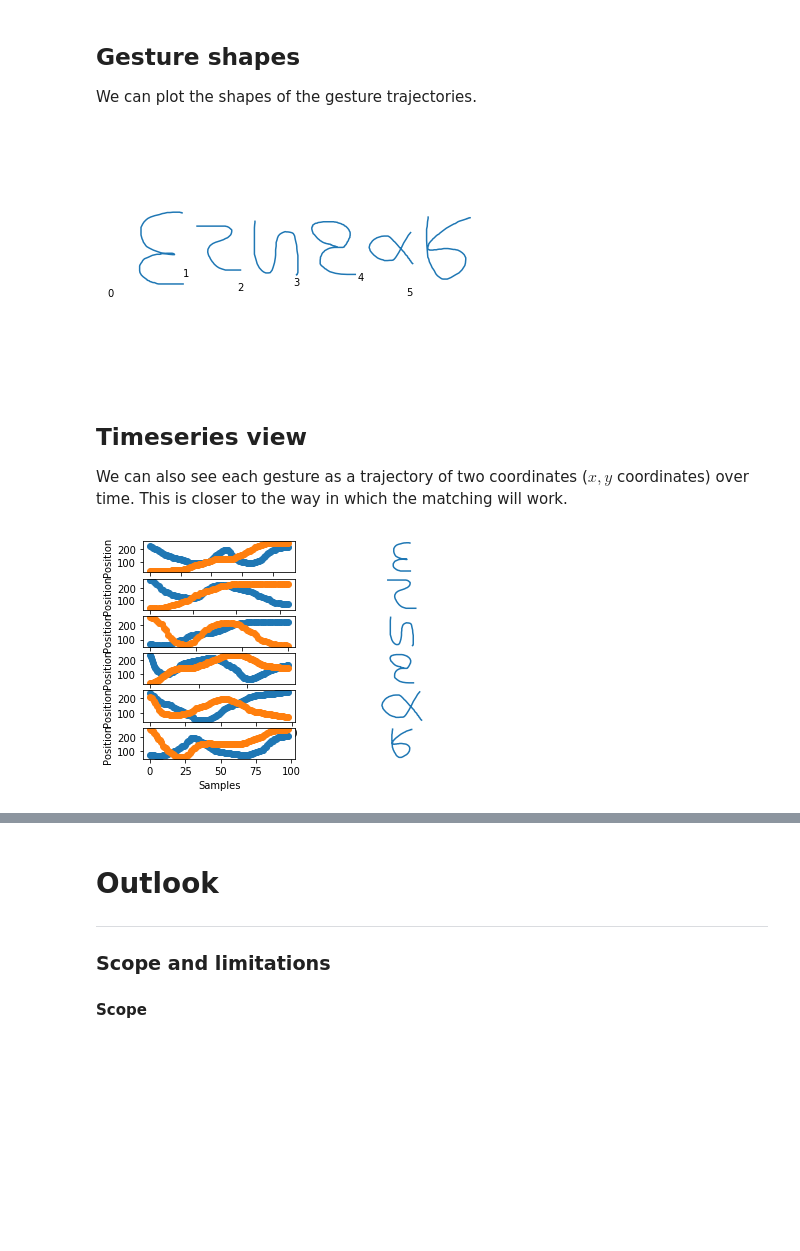
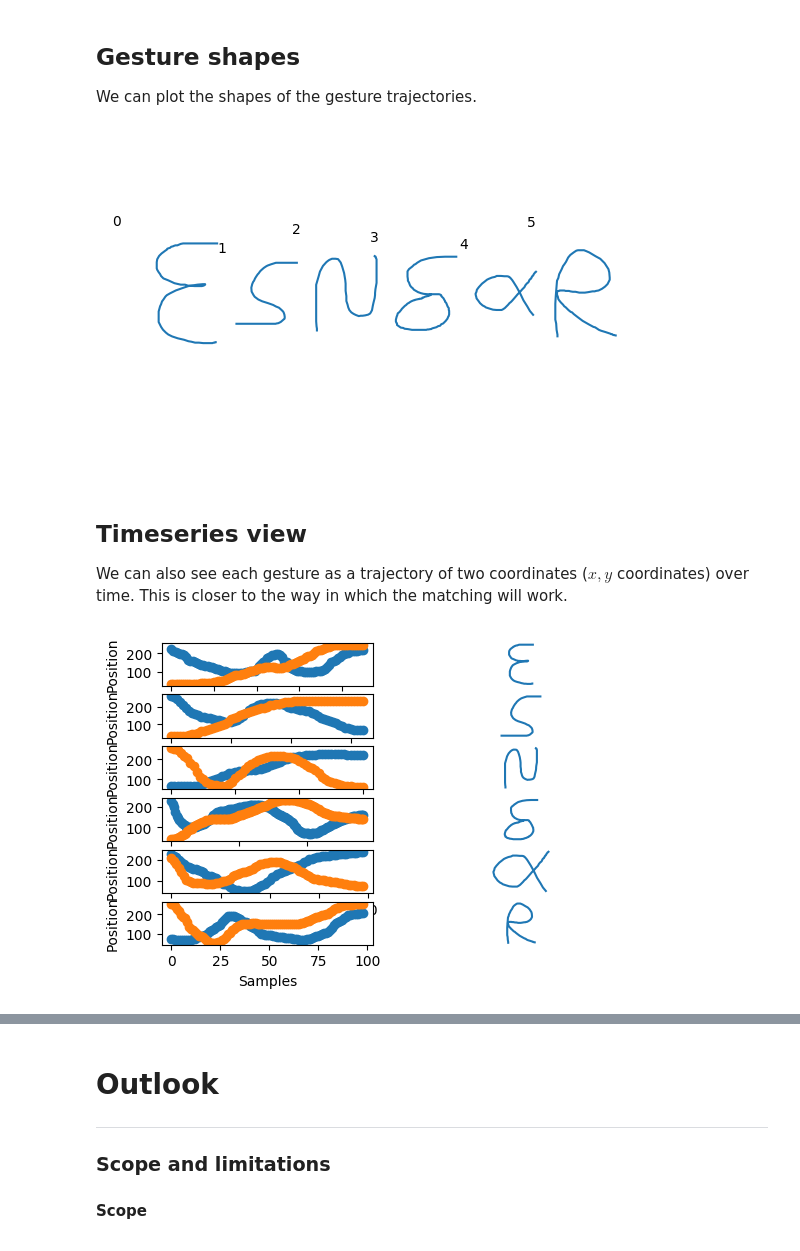
Before and after one commit to johnhw/summerschool2017, a Jupyter notebook: dynamic/dynamic_2.ipynb, the cells around one changed output, grey strips where cells are left out. Cells and saved outputs as stored; diff of their text form; code cells hidden in the pictures; blank space fills up the shorter version.

```diff
--- a/dynamic/dynamic_2.ipynb
+++ b/dynamic/dynamic_2.ipynb
@@ -401,30 +390,30 @@ n_gestures = g.n_gestures
 for i in range(n_gestures):
     plt.subplot(1, n_gestures,i+1)
     path = g.gestures[i]
-    plt.plot(path[:,0], path[:,1])
+    plt.plot(path[:,0], -path[:,1])
     plt.text(0,0,"%d"%i)
     plt.axis("off")
     plt.axis("equal")
 # %% [output]
-[figure, old version]
+[figure, new version]
 # %% [markdown]
 ## Timeseries view
 We can also see each gesture as a trajectory of two coordinates ($x,y$ coordinates) over time. This is closer to the way in which the matching will work.
 # %%
 plt.figure()
 for i in range(n_gestures):
     plt.subplot(n_gestures,2,i*2+1)
     path = g.gestures[i]
     plt.plot(path[:,0], 'oC0')
     plt.plot(path[:,0], '-C0')
     plt.plot(path[:,1], 'oC1')
     plt.plot(path[:,1], '-C1')
     plt.xlabel("Samples")
     plt.ylabel("Position")
     plt.subplot(n_gestures,2,i*2+2)
-    plt.plot(path[:,0], path[:,1], 'C0')
+    plt.plot(path[:,0], -path[:,1], 'C0')
     plt.axis("equal")
     plt.axis("off")
 # %% [output]
-[figure, old version]
+[figure, new version]
 # %% [markdown]
```
Also changed, not shown: parts of 26 cells of this notebook, 7 other files.
